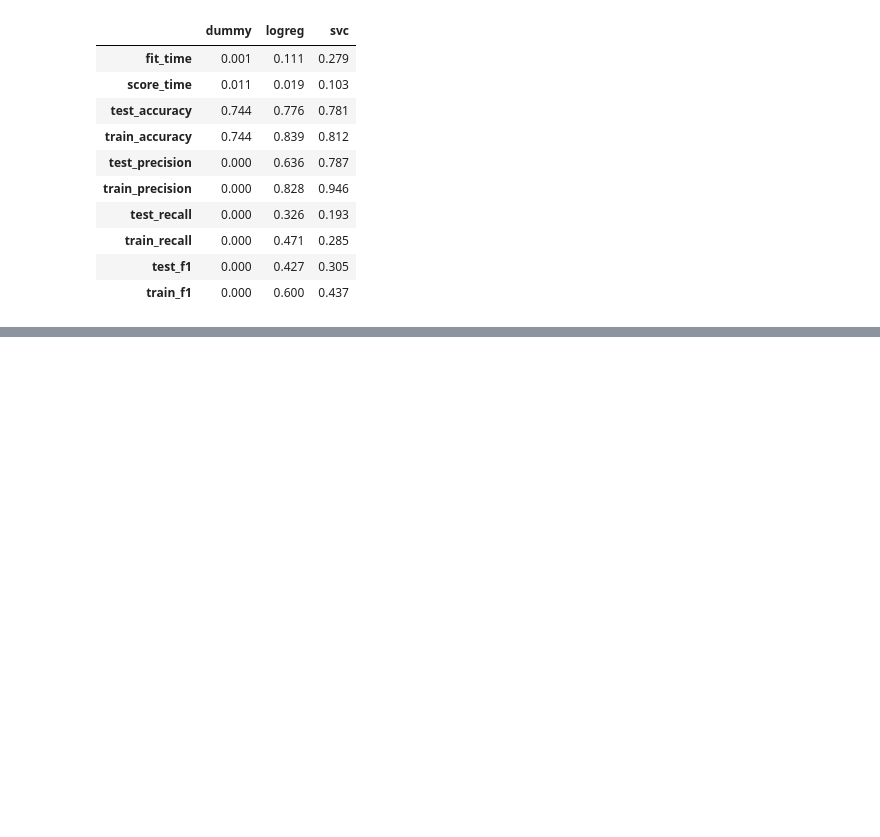
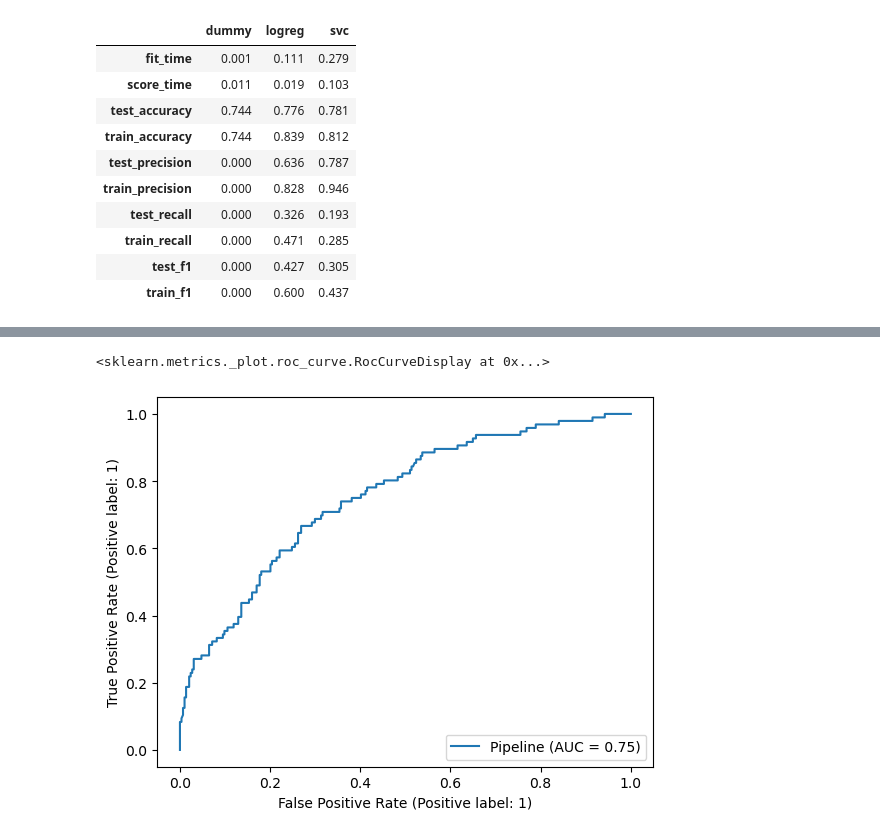
Before and after one commit to sifanzzz/GoT-fatality-prediction, a Jupyter notebook: analysis.ipynb, the cells around one changed output, grey strips where cells are left out. Saved outputs shown, nothing was run; the diff lists cells and outputs as text; code cells hidden in the pictures; blank space fills up the shorter version.

```diff
--- a/analysis.ipynb
+++ b/analysis.ipynb
@@ -465,0 +508,5 @@ sorted_results.loc[:4,["param_logisticregression__C", "param_logisticregression_
+# %%
+RocCurveDisplay.from_estimator(best_model, X_test, y_test)
+# %% [output]
+<sklearn.metrics._plot.roc_curve.RocCurveDisplay at 0x...>
+[figure, added]
```
Also changed, not shown: parts of 14 cells of this notebook, 1 other file.
